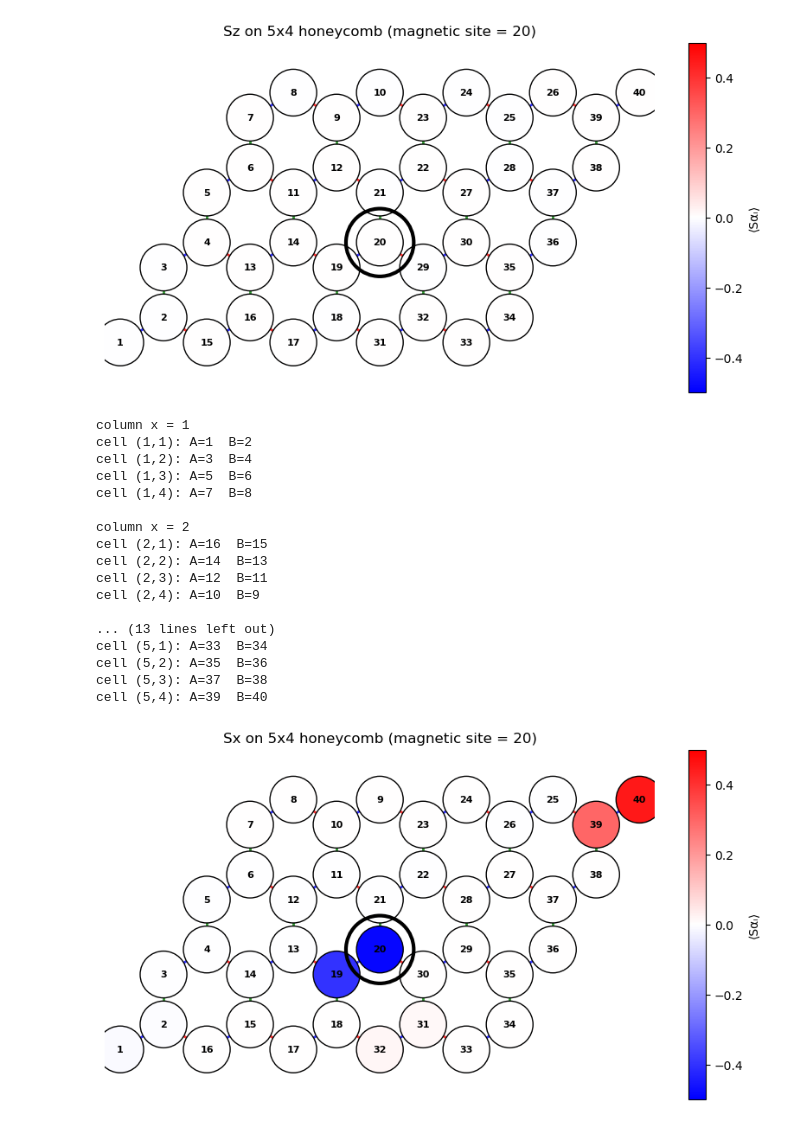
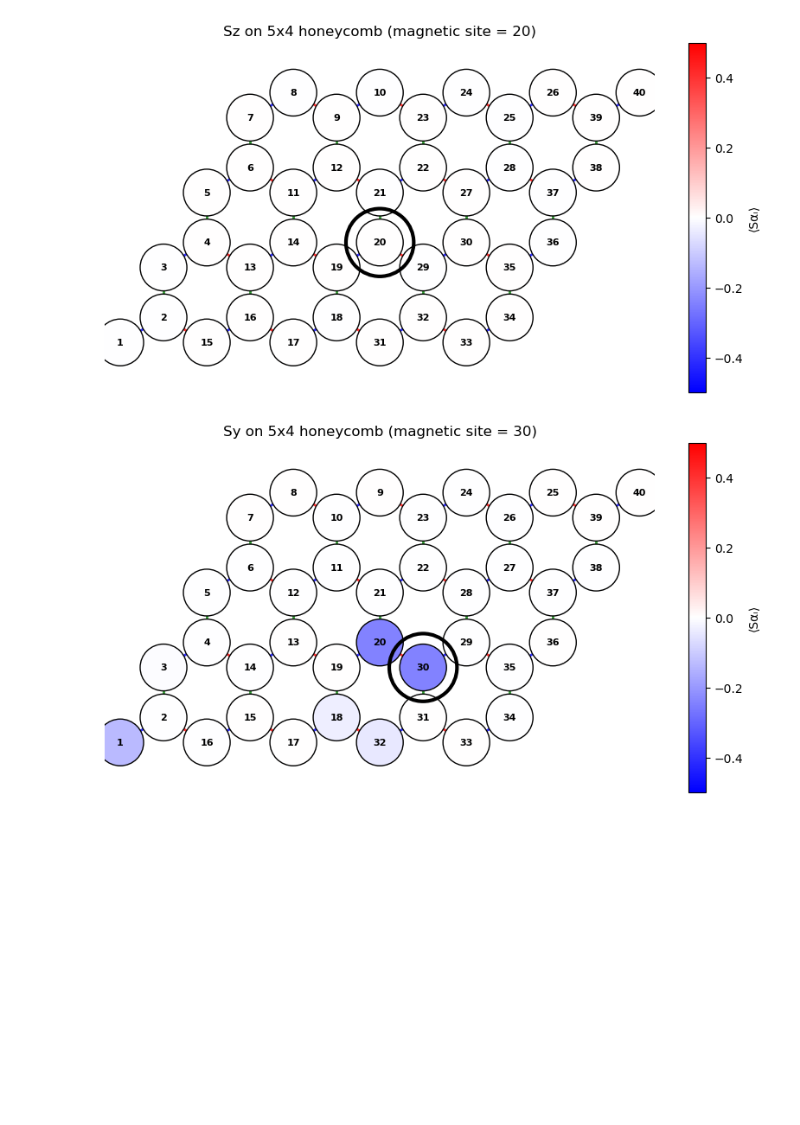
Before and after one commit to marcinszlap/KitaevHoneycomb, a Jupyter notebook: wykresy.ipynb, the cells around one changed output. Cells and saved outputs as stored; diff of their text form; code cells hidden in the pictures; blank space fills up the shorter version.

Commit message:
new plots + plotting changes

```diff
--- a/wykresy.ipynb
+++ b/wykresy.ipynb
@@ -1007,8 +1007,8 @@ def plot_lattice_values(Nx, Ny, bonds, pos, values,
 Nx, Ny = 5, 4
 secondspin = False
 fixed_pos = 2
-component = "Sx"
-mg_site = 20
+component = "Sy"
+mg_site = 30
 yperiodic = "false"
 
 Jx = -1.0
@@ -1017,8 +1017,8 @@ Jz = -1.0
 
 r = 2.0
 
-theta = np.pi/2
-phi = 0.0
+theta = np.pi/4
+phi = np.pi/4
 
 if secondspin:
     filename = f"{component}_2spins_fixed{fixed_pos}"
@@ -1031,13 +1031,6 @@ Nsites, bonds = honeycomb_bonds(Nx, Ny, yperiodic=(yperiodic == "true"))
 pos = honeycomb_positions(Nx, Ny, yperiodic=(yperiodic == "true"))
 
 # debug: wypisz numerację snake po kolumnach
-for x in range(1, Nx + 1):
-    print(f"column x = {x}")
-    for y in range(1, Ny + 1):
-        a = site_index_snake_vertical(x, y, 1, Nx, Ny)
-        b = site_index_snake_vertical(x, y, 2, Nx, Ny)
-        print(f"cell ({x},{y}): A={a}  B={b}")
-    print()
 
 i, vals, mg_sites = load_component(path)
 
@@ -1046,51 +1039,34 @@ if Nx > Ny:
 else:
     safety = 0.85
 
 xmin, ymin = pos.min(axis=0)
 xmax, ymax = pos.max(axis=0)
 
 width = xmax - xmin
 height = ymax - ymin
 aspect = width / height
 
 base = 9  # controlling global size scale
 
 if aspect > 1:  # wide lattice
     fig_w = base
     fig_h = base / aspect
 else:           # tall lattice
     fig_h = base
     fig_w = base * aspect
 
 plt.figure(figsize=(fig_w, fig_h), constrained_layout=True)
 plot_lattice_values(
     Nx, Ny, bonds, pos, vals,
     mg_sites=mg_sites, mg_site=mg_site,
     fixed_pos=fixed_pos, secondspin=secondspin,
     title=f"{component} on {Nx}x{Ny} honeycomb",
     safety=safety,
     show_labels="auto"
 )
 plt.show()
 # %% [output]
-column x = 1
-cell (1,1): A=1  B=2
-cell (1,2): A=3  B=4
-cell (1,3): A=5  B=6
-cell (1,4): A=7  B=8
-
-column x = 2
-cell (2,1): A=16  B=15
-cell (2,2): A=14  B=13
-cell (2,3): A=12  B=11
-cell (2,4): A=10  B=9
-
-... (13 lines left out)
-cell (5,1): A=33  B=34
-cell (5,2): A=35  B=36
-cell (5,3): A=37  B=38
-cell (5,4): A=39  B=40
-[figure, old version]
+[figure, new version]
 # %%
 import numpy as np
 import matplotlib.pyplot as plt
```
Also changed, not shown: parts of 2 cells of this notebook, 42 other files.
